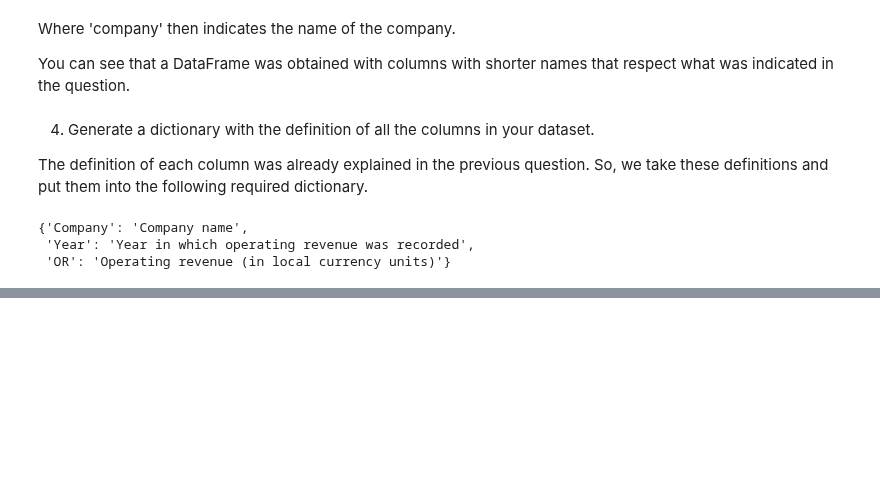
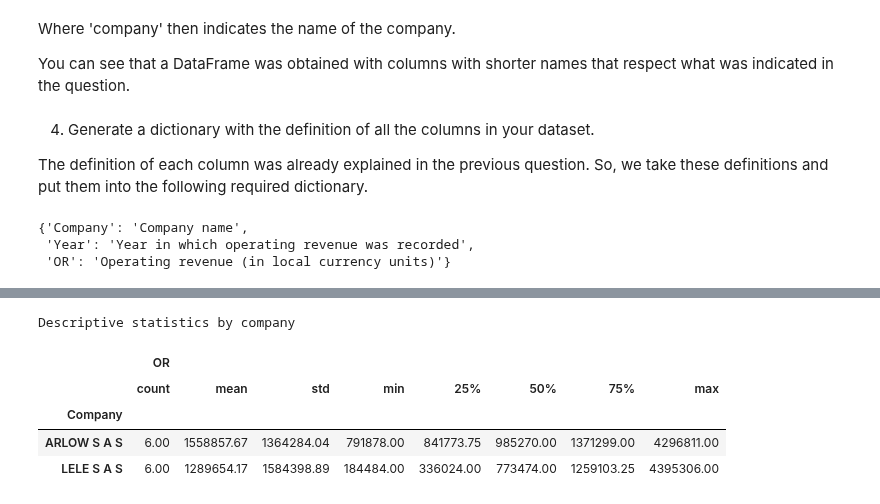
Before and after one commit to alexanderquispe/QLAB_Summer_Python, a Jupyter notebook: assignments/assignment_3/group_1_ass_3_2024.ipynb, the cells around one changed output, grey strips where cells are left out. Saved outputs shown, nothing was run; the diff lists cells and outputs as text; code cells hidden in the pictures; blank space fills up the shorter version.

```diff
--- a/assignments/assignment_3/group_1_ass_3_2024.ipynb
+++ b/assignments/assignment_3/group_1_ass_3_2024.ipynb
@@ -238,0 +484,10 @@ dic
+# %%
+print('Descriptive statistics by company')
+d_2
+# %% [output]
+Descriptive statistics by company
+|  | OR |  |  |  |  |  |  |  |
+|  | count | mean | std | min | 25% | 50% | 75% | max |
+| Company |  |  |  |  |  |  |  |  |
+| ARLOW S A S | 6.00 | 1558857.67 | 1364284.04 | 791878.00 | 841773.75 | 985270.00 | 1371299.00 | 4296811.00 |
+| LELE S A S | 6.00 | 1289654.17 | 1584398.89 | 184484.00 | 336024.00 | 773474.00 | 1259103.25 | 4395306.00 |
```
Also changed, not shown: parts of 23 cells of this notebook.
